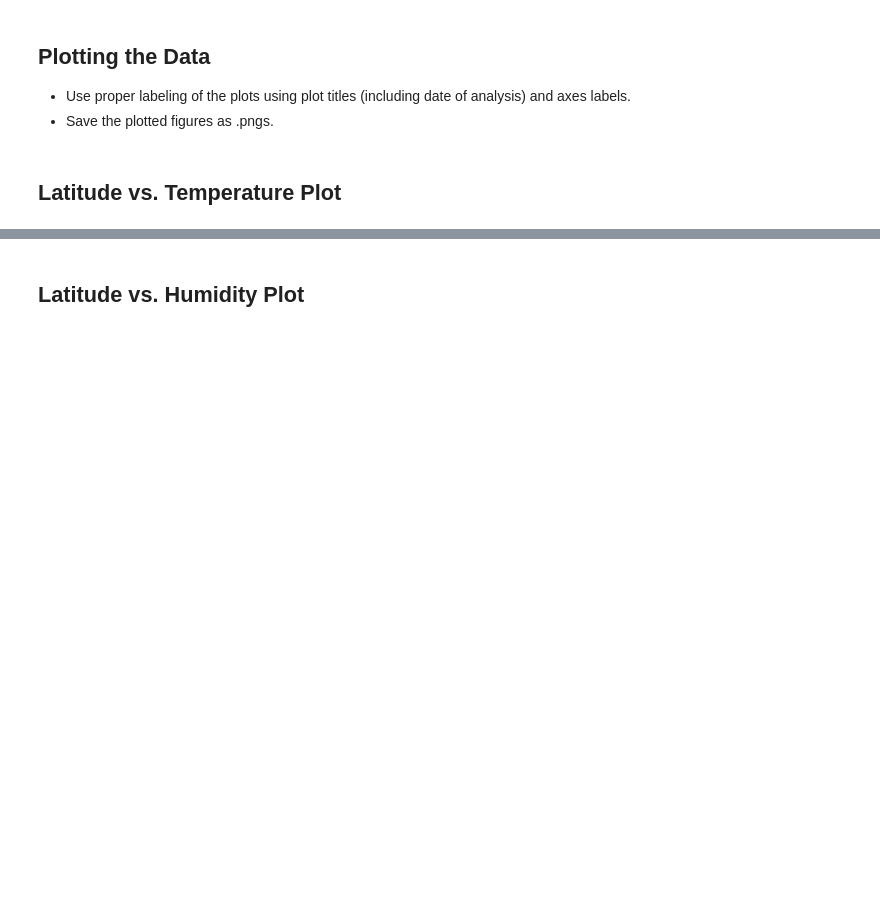
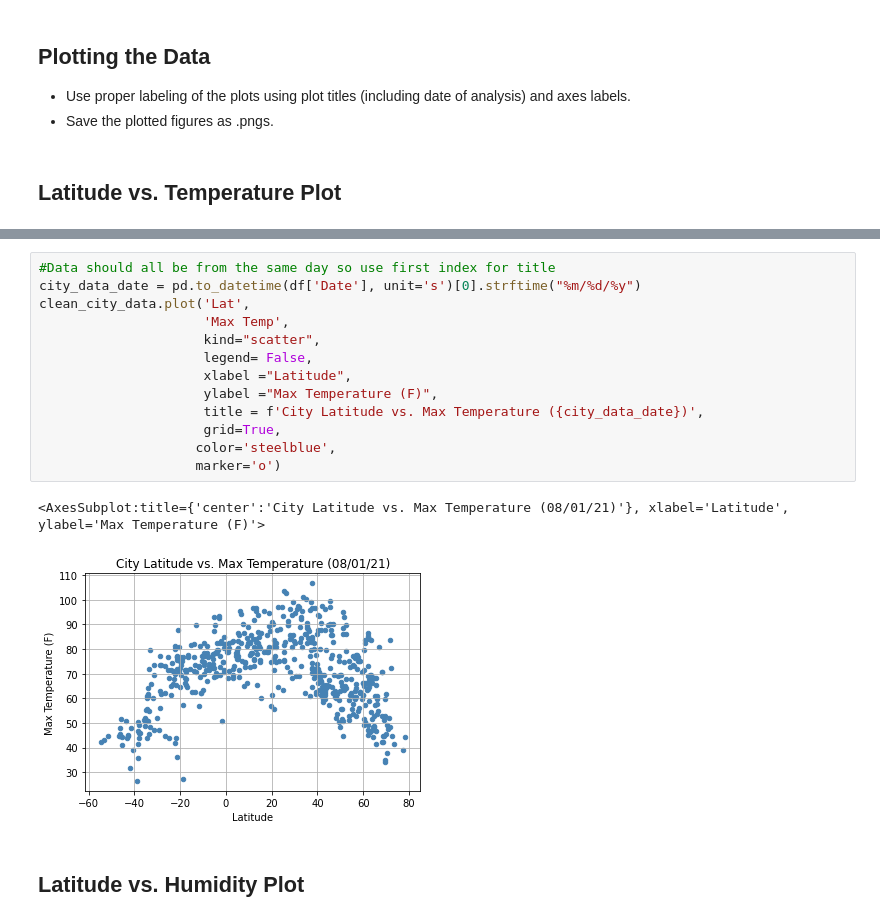
Before and after one commit to Jagjeet/python-api-challenge, a Jupyter notebook: WeatherPy.ipynb, the cells around one changed output, grey strips where cells are left out. Saved outputs shown, nothing was run; the diff lists cells and outputs as text; blank space fills up the shorter version.

Commit message:
Add plots for Latitude vs various weather measurements

```diff
--- a/WeatherPy.ipynb
+++ b/WeatherPy.ipynb
@@ -218,2 +214,18 @@ clean_city_data.head()
+# %%
+#Data should all be from the same day so use first index for title
+city_data_date = pd.to_datetime(df['Date'], unit='s')[0].strftime("%m/%d/%y")
+clean_city_data.plot('Lat',
+                     'Max Temp',
+                     kind="scatter",
+                     legend= False,
+                     xlabel ="Latitude",
+                     ylabel ="Max Temperature (F)",
+                     title = f'City Latitude vs. Max Temperature ({city_data_date})',
+                     grid=True,
+                    color='steelblue',
+                    marker='o')
+# %% [output]
+<AxesSubplot:title={'center':'City Latitude vs. Max Temperature (08/01/21)'}, xlabel='Latitude', ylabel='Max Temperature (F)'>
+[figure, added]
 # %% [markdown]
 ## Latitude vs. Humidity Plot
```
Also changed, not shown: parts of 10 cells of this notebook.
